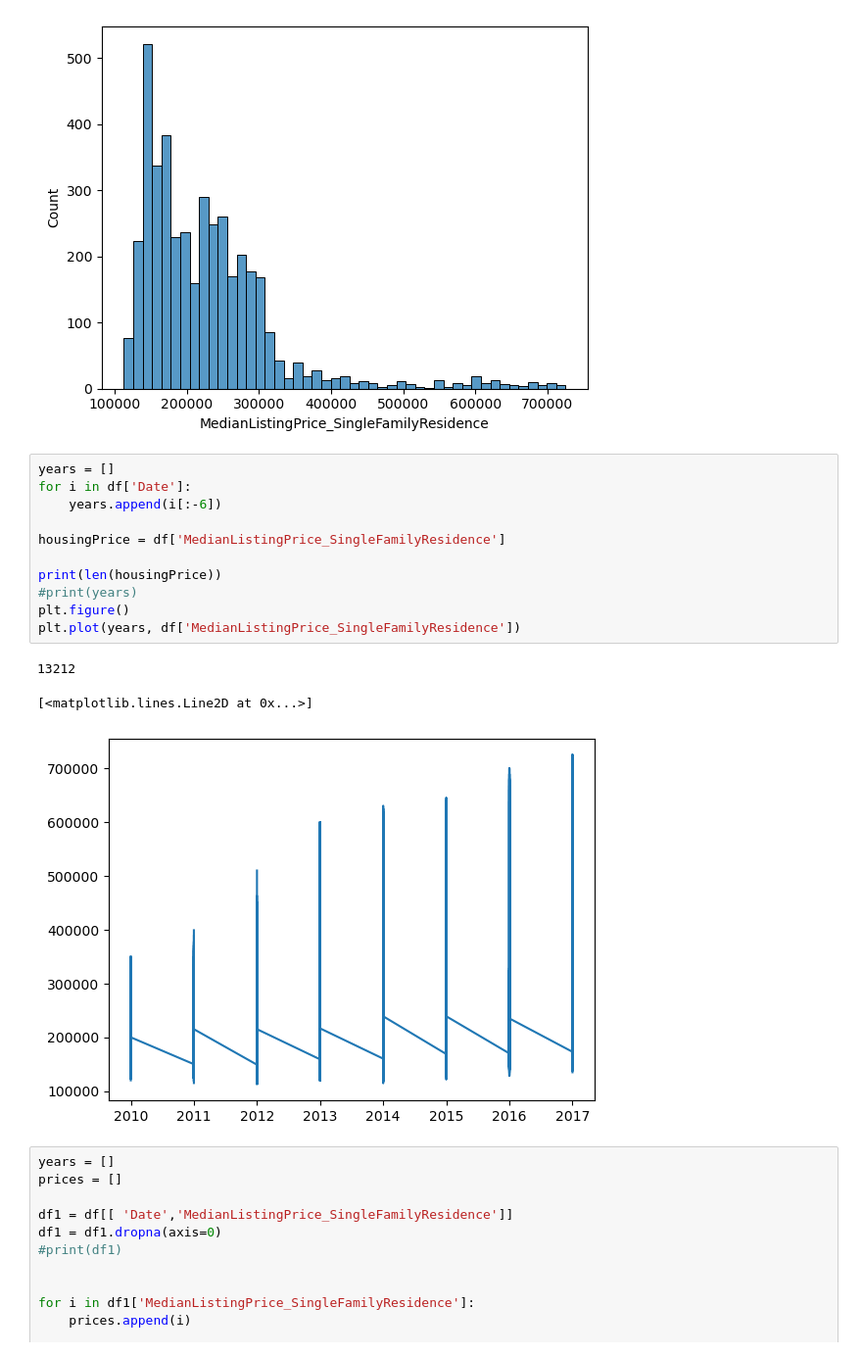
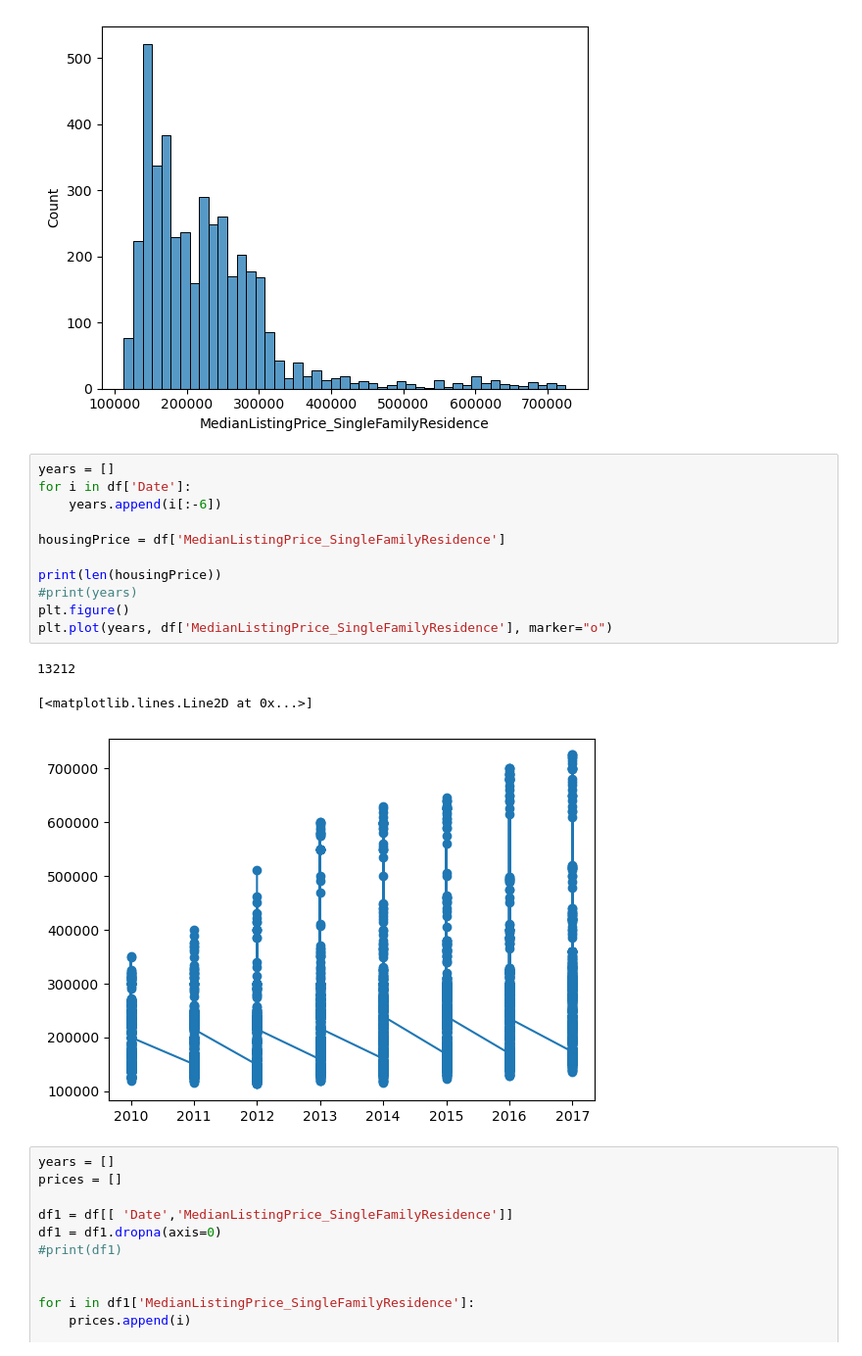
Before and after one commit to MikePlekan/Real-Estate-project, a Jupyter notebook: LookingAtData.ipynb, the cells around one changed output. Shown: that part at 98% size. Saved outputs shown, nothing was run; the diff lists cells and outputs as text.

Commit message:
Made a scatter plot of median housing prices per year

```diff
--- a/LookingAtData.ipynb
+++ b/LookingAtData.ipynb
@@ -18,18 +18,18 @@ sb.histplot(df, x='MedianListingPrice_SingleFamilyResidence')
 # %%
 years = []
 for i in df['Date']:
     years.append(i[:-6])
 
 housingPrice = df['MedianListingPrice_SingleFamilyResidence']
 
 print(len(housingPrice))
 #print(years)
 plt.figure()
-plt.plot(years, df['MedianListingPrice_SingleFamilyResidence'])
+plt.plot(years, df['MedianListingPrice_SingleFamilyResidence'], marker="o")
 # %% [output]
 13212
 [<matplotlib.lines.Line2D at 0x...>]
-[figure, old version]
+[figure, new version]
 # %%
 years = []
 prices = []
```
